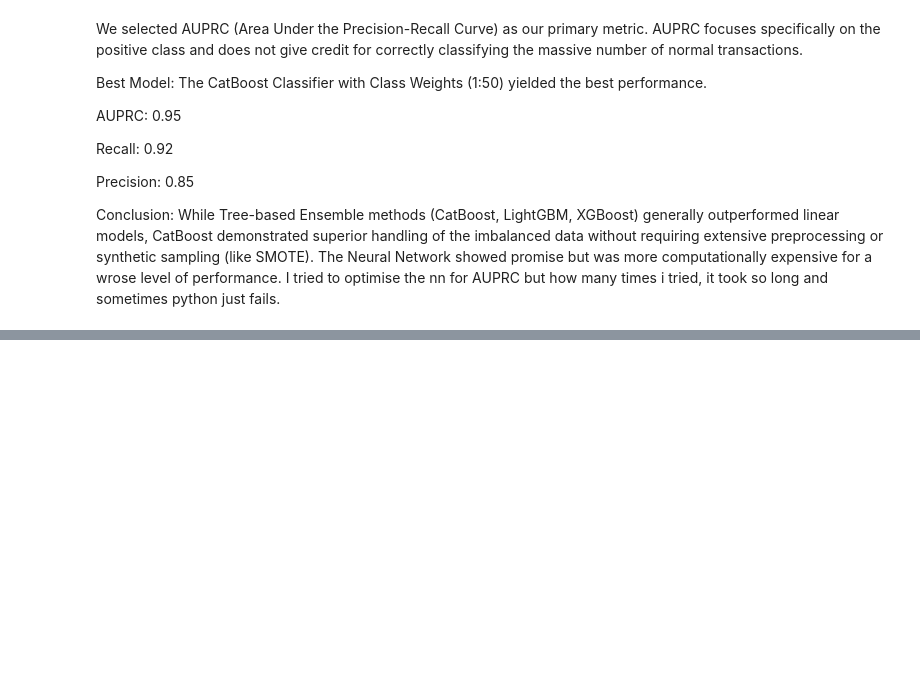
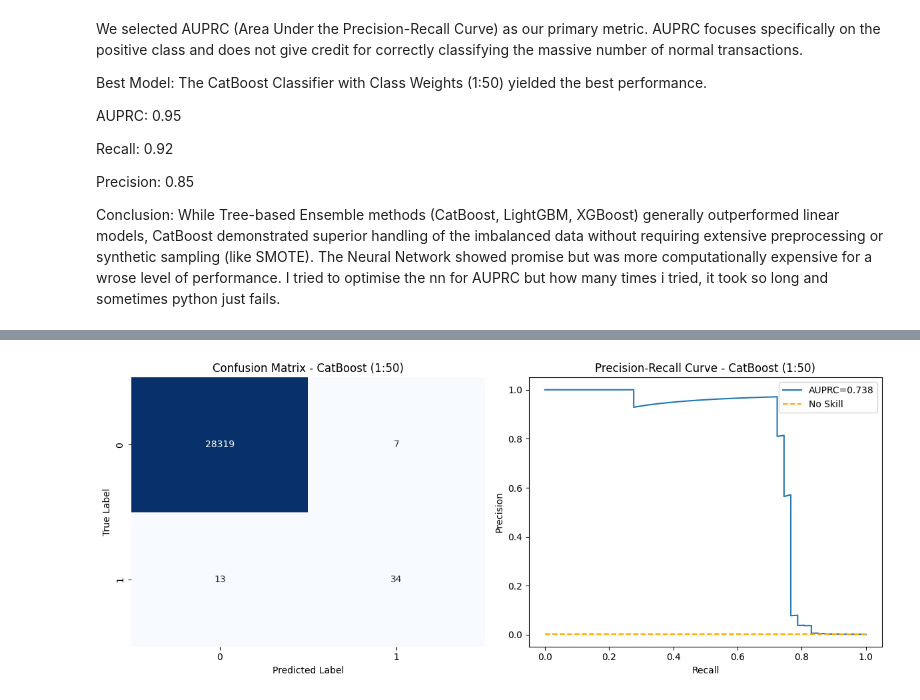
Before and after one commit to fulcrumm1365/card_fraud, a Jupyter notebook: main.ipynb, the cells around one changed output, grey strips where cells are left out. Cells and saved outputs as stored; diff of their text form; code cells hidden in the pictures; blank space fills up the shorter version.

```diff
--- a/main.ipynb
+++ b/main.ipynb
@@ -1066,0 +1291,94 @@ plt.show()
+# %%
+# Predict on the held-out test set with the tuned neural network
+y_test_probs = model_nn.predict(X_test_scaled)
+y_test_pred = (y_test_probs > 0.5).astype(int).ravel()
+y_test_probs_flat = y_test_probs.ravel()
+
+# CatBoost with class weights {0:1, 1:50}
+cb_50 = CatBoostClassifier(class_weights=[1, 50], iterations=200, random_seed=13, verbose=0, thread_count=-1)
+cb_50.fit(X_train, y_train)
+y_test_probs_cb = cb_50.predict_proba(X_test)[:, 1]
+y_test_pred_cb = (y_test_probs_cb > 0.5).astype(int)
+
+auprc_test_cb = average_precision_score(y_test, y_test_probs_cb)
+recall_test_cb = recall_score(y_test, y_test_pred_cb)
+precision_test_cb = precision_score(y_test, y_test_pred_cb)
+f1_test_cb = f1_score(y_test, y_test_pred_cb)
+
+results.append({
+    "Model": "CatBoost",
+    "Sampling Technique": "Class Weights {0:1, 1:50} (Test)",
+    "AUPRC": auprc_test_cb,
+    "Recall": recall_test_cb,
+    "Precision": precision_test_cb,
+    "F1 Score": f1_test_cb
+})
+
+print("Test set metrics for CatBoost (1:50):")
+print(f"AUPRC: {auprc_test_cb:.4f}, Recall: {recall_test_cb:.4f}, Precision: {precision_test_cb:.4f}, F1: {f1_test_cb:.4f}")
+print(classification_report(y_test, y_test_pred_cb))
+
+# Plot confusion matrix and Precision-Recall curve for CatBoost test set
+cm_cb = confusion_matrix(y_test, y_test_pred_cb)
+pr_precision_cb, pr_recall_cb, _ = precision_recall_curve(y_test, y_test_probs_cb)
+
+plt.figure(figsize=(12, 5))
+
+plt.subplot(1, 2, 1)
+sns.heatmap(cm_cb, annot=True, fmt="d", cmap="Blues", cbar=False)
+plt.title("Confusion Matrix - CatBoost (1:50)")
+plt.ylabel("True Label")
+plt.xlabel("Predicted Label")
+
+plt.subplot(1, 2, 2)
+plt.plot(pr_recall_cb, pr_precision_cb, label=f"AUPRC={auprc_test_cb:.3f}")
+plt.hlines(y=y_test.mean(), xmin=0, xmax=1, colors="orange", linestyles="--", label="No Skill")
+plt.xlabel("Recall")
+plt.ylabel("Precision")
+plt.title("Precision-Recall Curve - CatBoost (1:50)")
+plt.legend()
+
+plt.tight_layout()
+plt.show()
+
+auprc_test = average_precision_score(y_test, y_test_probs_flat)
+recall_test = recall_score(y_test, y_test_pred)
+precision_test = precision_score(y_test, y_test_pred)
+f1_test = f1_score(y_test, y_test_pred)
+
+results.append({
+    "Model": "Neural Network",
+    "Sampling Technique": "Tuned NN (Test)",
+    "AUPRC": auprc_test,
+    "Recall": recall_test,
+    "Precision": precision_test,
+    "F1 Score": f1_test
+})
+
+print("Test set metrics for tuned NN:")
+print(f"AUPRC: {auprc_test:.4f}, Recall: {recall_test:.4f}, Precision: {precision_test:.4f}, F1: {f1_test:.4f}")
+print(classification_report(y_test, y_test_pred))
+
+# Plot confusion matrix and Precision-Recall curve for test set
+cm = confusion_matrix(y_test, y_test_pred)
+pr_precision, pr_recall, _ = precision_recall_curve(y_test, y_test_probs_flat)
+
+plt.figure(figsize=(12, 5))
+
+plt.subplot(1, 2, 1)
+sns.heatmap(cm, annot=True, fmt="d", cmap="Blues", cbar=False)
+plt.title("Confusion Matrix - Tuned NN (Test)")
+plt.ylabel("True Label")
+plt.xlabel("Predicted Label")
+
+plt.subplot(1, 2, 2)
+plt.plot(pr_recall, pr_precision, label=f"AUPRC={auprc_test:.3f}")
+plt.hlines(y=y_test.mean(), xmin=0, xmax=1, colors="orange", linestyles="--", label="No Skill")
+plt.xlabel("Recall")
+plt.ylabel("Precision")
+plt.title("Precision-Recall Curve - Tuned NN (Test)")
+plt.legend()
+
+plt.tight_layout()
+plt.show()
+# %% [output]
@@ -1066,0 +1396 @@ plt.show()
+[figure, added]
```
Also changed, not shown: parts of 13 cells of this notebook.
